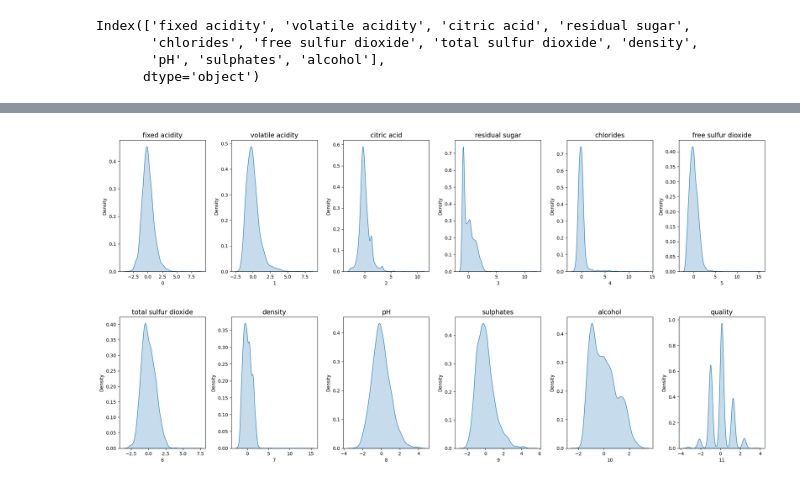
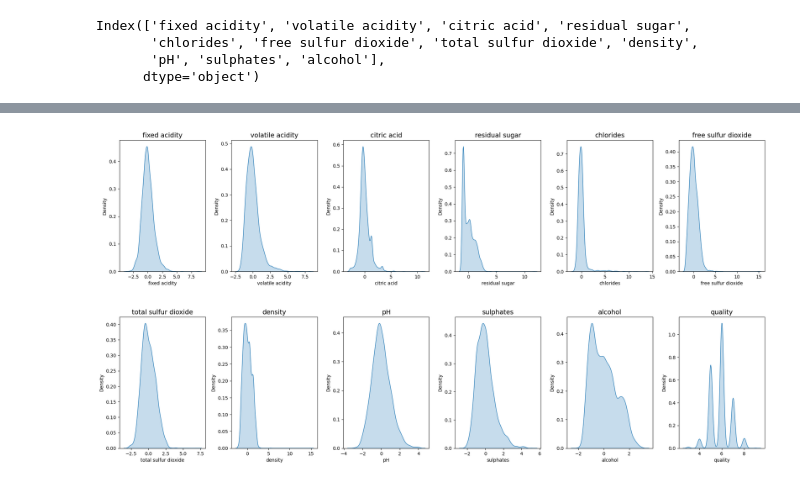
Before and after one commit to nabrego/WinePrediction, a Jupyter notebook: WineEDA/density.ipynb, the cells around one changed output, grey strips where cells are left out. Drawn from its saved outputs; the diff is of its cells as text; code cells hidden in the pictures.

Commit message:
add density plots for each feature

```diff
--- a/WineEDA/density.ipynb
+++ b/WineEDA/density.ipynb
@@ -49,19 +56,21 @@ dtype: int64
 # %%
 fig, ax = plt.subplots(ncols=6, nrows=2, figsize=(20,10))
 ax = ax.flatten()
 
 # normalize the data of each column (feature)
 scaler = StandardScaler()
-df_scaled = pd.DataFrame(scaler.fit_transform(df[df.columns[1:]]))
+df_scaled = pd.DataFrame(scaler.fit_transform(df[df.columns[1:-1]]), columns=df.columns[1:-1])
+# concat quality column, which is not normalized
+df_scaled = pd.concat([df_scaled, df['quality']], axis=1)
 
 for i, col in enumerate(df_scaled.columns):
     if col == 'type':
         continue
     sns.kdeplot(df_scaled[col], fill=True, ax=ax[i])
     ax[i].set_title(df.columns[i+1], fontsize=14)
 
 plt.tight_layout(pad=0.5, w_pad=0.7, h_pad=5.0)
 # set title for graph
 plt.show()
 # %% [output]
-[figure, old version]
+[figure, new version]
```
Also changed, not shown: parts of 4 cells of this notebook.
